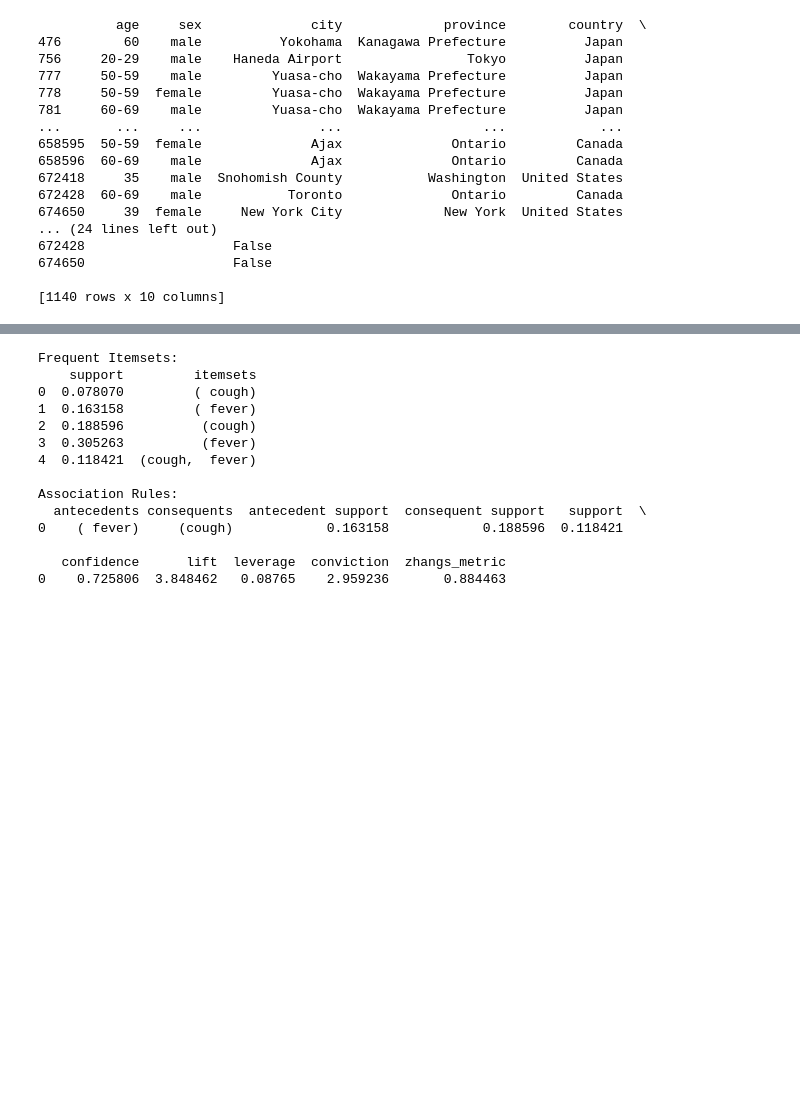
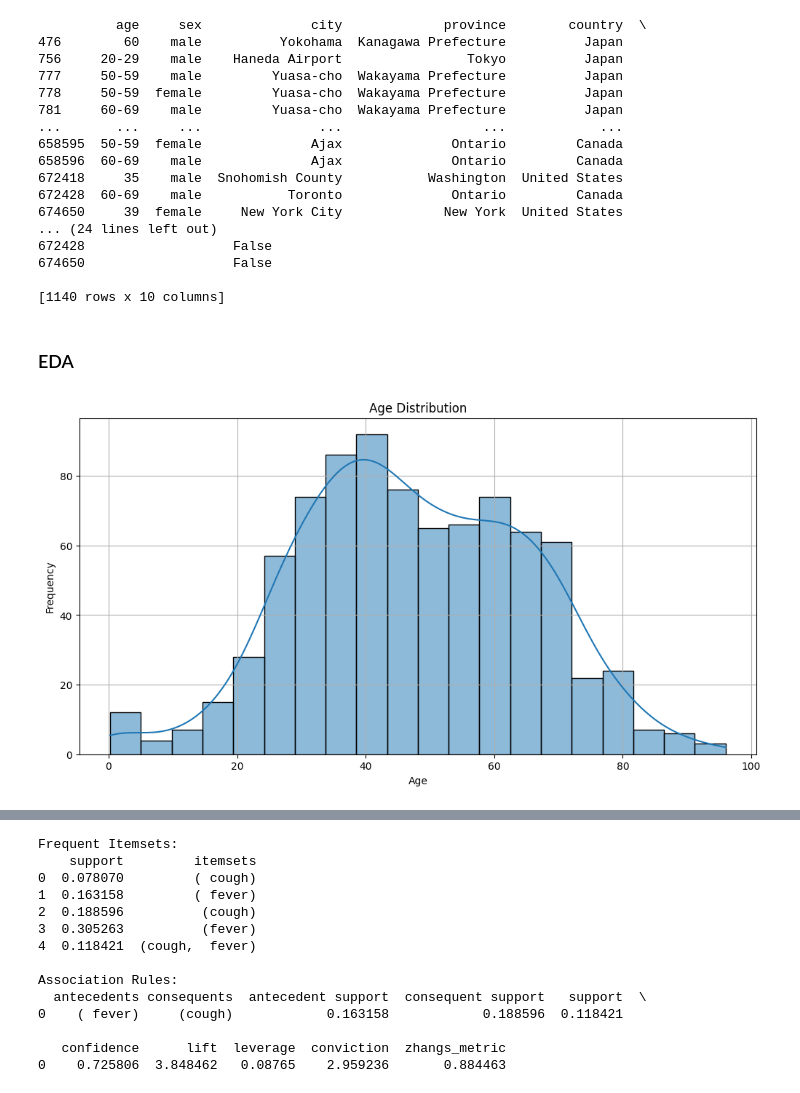
Before and after one commit to kecoaktempur/Association-Rule_Datmin, a Jupyter notebook: association-rule.ipynb, the cells around one changed output, grey strips where cells are left out. Cells and saved outputs as stored; diff of their text form; code cells hidden in the pictures; blank space fills up the shorter version.

```diff
--- a/association-rule.ipynb
+++ b/association-rule.ipynb
@@ -100,3 +101,19 @@ print(df)
 674650                   False
 
 [1140 rows x 10 columns]
+# %% [markdown]
+### EDA
+# %%
+# Age
+
+df['age'] = pd.to_numeric(df['age'], errors='coerce')
+
+plt.figure(figsize=(12, 6))
+sns.histplot(df['age'], bins=20, kde=True)
+plt.title('Age Distribution')
+plt.xlabel('Age')
+plt.ylabel('Frequency')
+plt.grid()
+plt.show()
+# %% [output]
+[figure, added]
```
Also changed, not shown: parts of 6 cells of this notebook.
